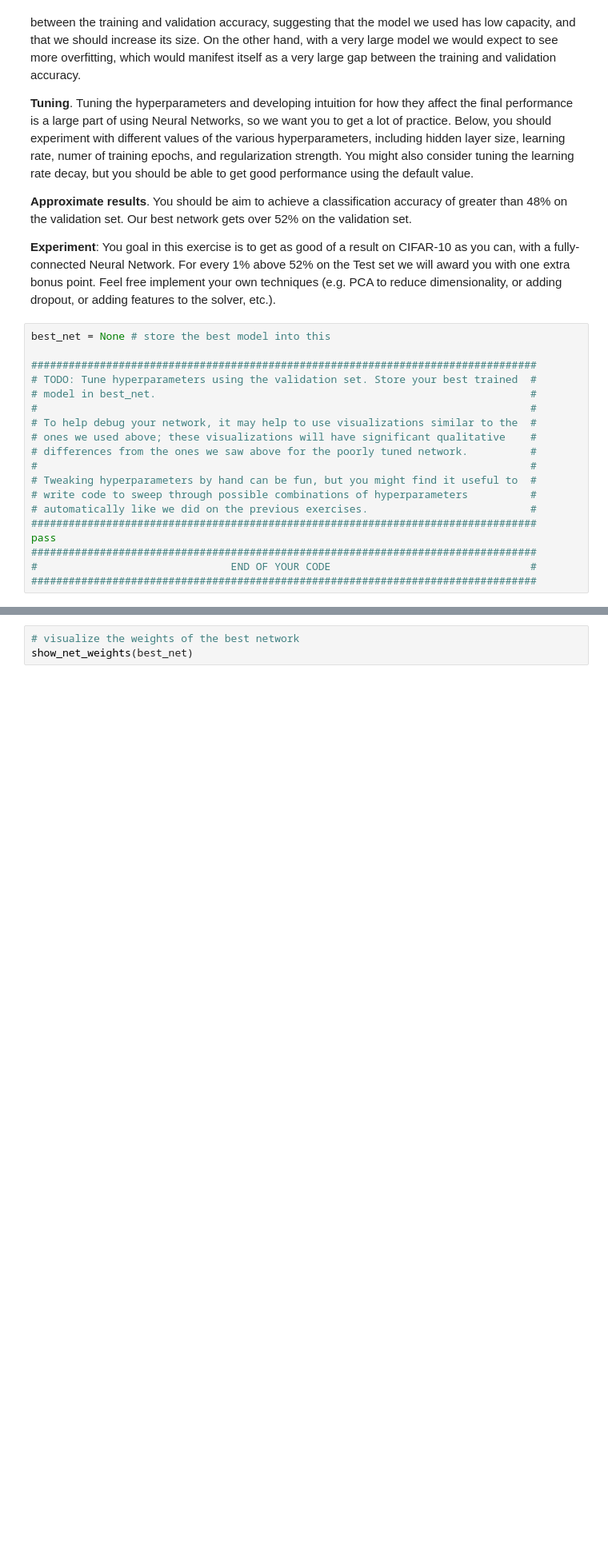
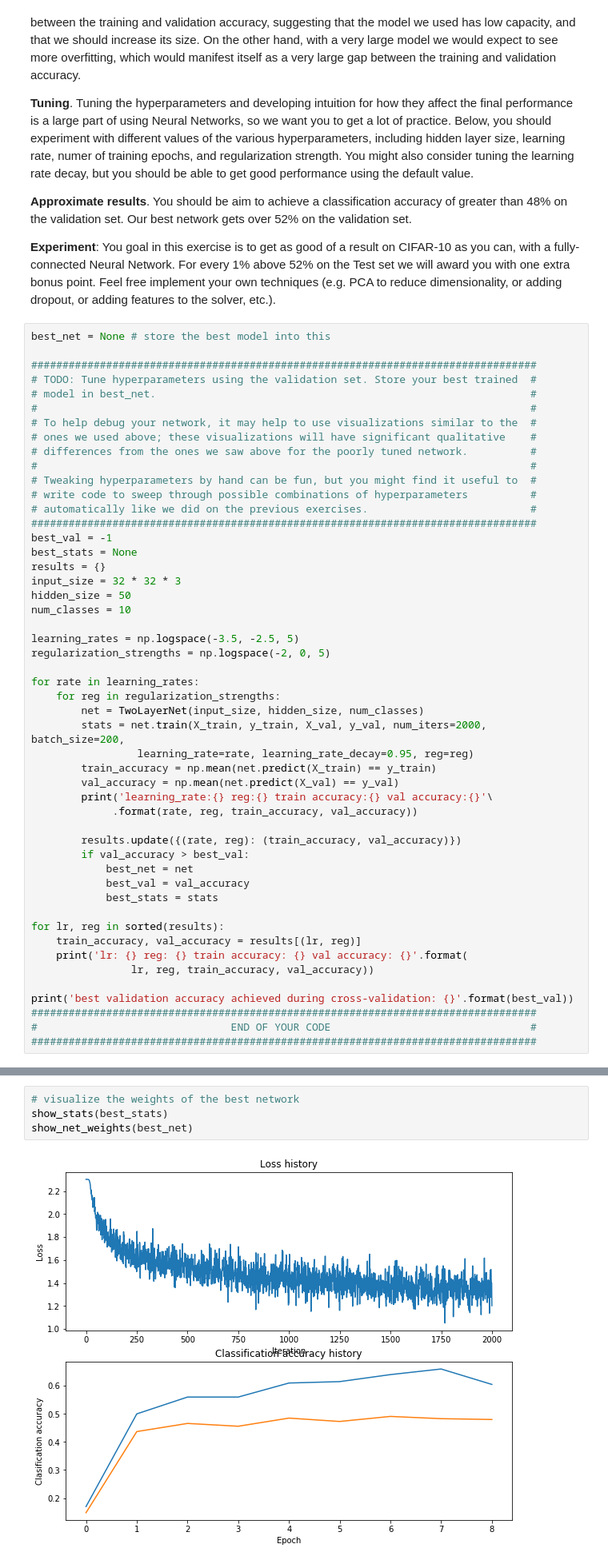
Before and after one commit to elirex/machine-learning, a Jupyter notebook: cs231n/2016/assignment1/two_layer_net.ipynb, the cells around one changed output, grey strips where cells are left out. Shown: that part at 80% size. Cells and saved outputs as stored; diff of their text form; blank space fills up the shorter version.

Commit message:
Complete Two Layer Neural Netowrk

```diff
--- a/cs231n/2016/assignment1/two_layer_net.ipynb
+++ b/cs231n/2016/assignment1/two_layer_net.ipynb
@@ -274,7 +302,38 @@ best_net = None # store the best model into this
 # write code to sweep through possible combinations of hyperparameters          #
 # automatically like we did on the previous exercises.                          #
 #################################################################################
-pass
+best_val = -1
+best_stats = None
+results = {}
+input_size = 32 * 32 * 3
+hidden_size = 50
+num_classes = 10
+
+learning_rates = np.logspace(-3.5, -2.5, 5)
+regularization_strengths = np.logspace(-2, 0, 5)
+
+for rate in learning_rates:
+    for reg in regularization_strengths:
+        net = TwoLayerNet(input_size, hidden_size, num_classes)
+        stats = net.train(X_train, y_train, X_val, y_val, num_iters=2000, batch_size=200,
+                 learning_rate=rate, learning_rate_decay=0.95, reg=reg)
+        train_accuracy = np.mean(net.predict(X_train) == y_train)
+        val_accuracy = np.mean(net.predict(X_val) == y_val)
+        print('learning_rate:{} reg:{} train accuracy:{} val accuracy:{}'\
+             .format(rate, reg, train_accuracy, val_accuracy))
+
+        results.update({(rate, reg): (train_accuracy, val_accuracy)})
+        if val_accuracy > best_val:
+            best_net = net
+            best_val = val_accuracy
+            best_stats = stats
+
+for lr, reg in sorted(results):
+    train_accuracy, val_accuracy = results[(lr, reg)]
+    print('lr: {} reg: {} train accuracy: {} val accuracy: {}'.format(
+                lr, reg, train_accuracy, val_accuracy))
+
+print('best validation accuracy achieved during cross-validation: {}'.format(best_val))
 #################################################################################
 #                               END OF YOUR CODE                                #
 #################################################################################
@@ -281,3 +358,6 @@ pass
 # %%
 # visualize the weights of the best network
+show_stats(best_stats)
 show_net_weights(best_net)
+# %% [output]
+[figure, added]
```
Also changed, not shown: parts of 8 cells of this notebook, 1 other file.
